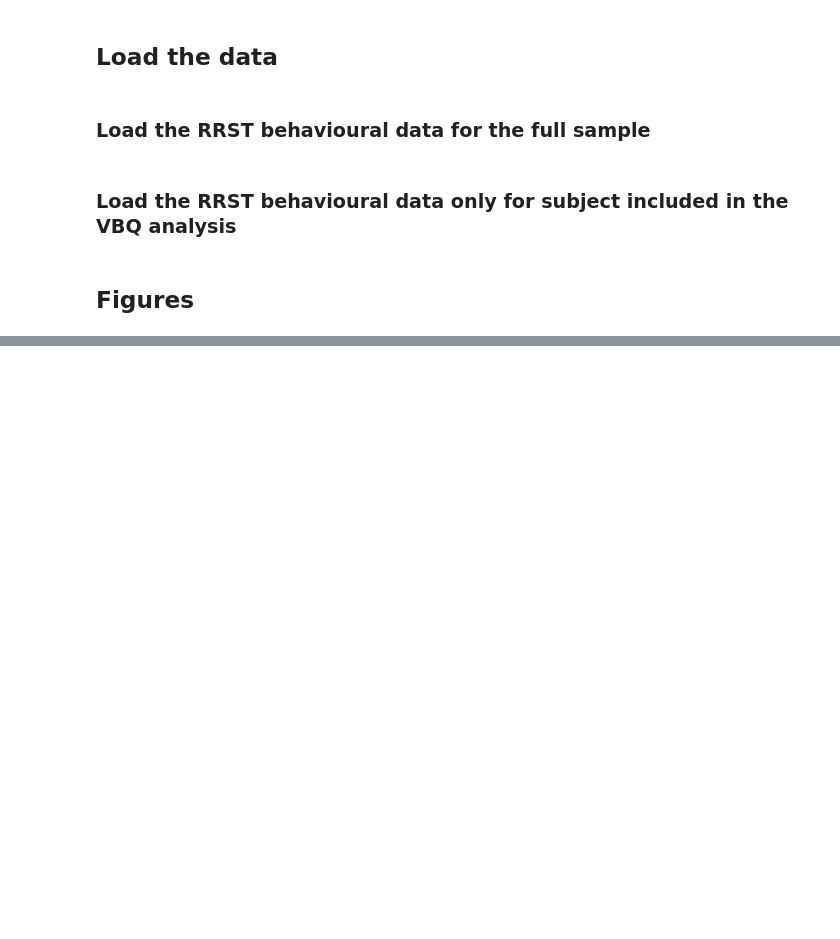
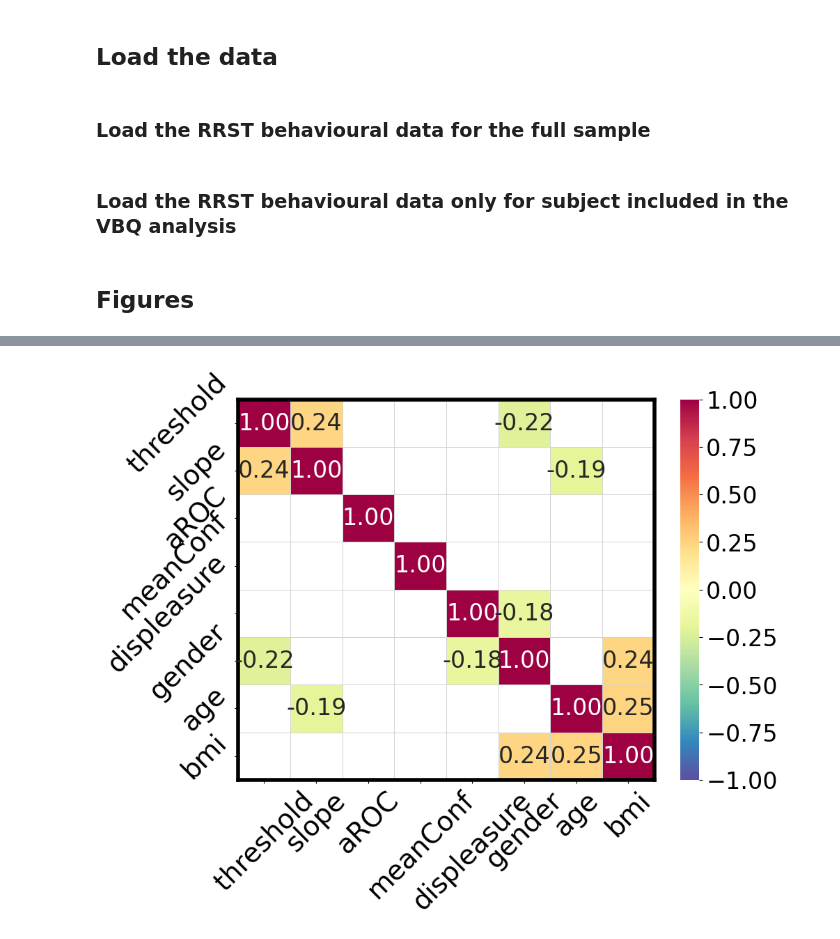
Before and after one commit to embodied-computation-group/Respiroception_VBQ, a Jupyter notebook: analysis/respirocept_behav_analysis.ipynb, the cells around one changed output, grey strips where cells are left out. Drawn from its saved outputs; the diff is of its cells as text; code cells hidden in the pictures; blank space fills up the shorter version.

```diff
--- a/analysis/respirocept_behav_analysis.ipynb
+++ b/analysis/respirocept_behav_analysis.ipynb
@@ -126,0 +212,67 @@ plt.show()
+# %%
+
+# Step 1: Calculate the correlation matrix and the corresponding p-value matrix
+corr_matrix = corrplot_data.corr(method='spearman')
+p_values = np.zeros(corr_matrix.shape)
+
+for i in range(corr_matrix.shape[0]):
+    for j in range(corr_matrix.shape[1]):
+        if i != j:
+            _, p = spearmanr(corrplot_data.iloc[:, i], corrplot_data.iloc[:, j])
+            p_values[i, j] = p
+        else:
+            p_values[i, j] = np.nan
+
+# Step 2: Flatten the matrix and apply FDR correction
+flat_p_values = p_values.flatten()
+flat_p_values = flat_p_values[~np.isnan(flat_p_values)]  # Remove NaN values
+_, pvals_corrected, _, _ = multipletests(flat_p_values, method='fdr_bh')
+
+# Step 3: Reconstruct the corrected p-value matrix
+corrected_p_value_matrix = np.full_like(p_values, np.nan)
+non_nan_indices = ~np.isnan(p_values)
+corrected_p_value_matrix[non_nan_indices] = pvals_corrected
+
+# Step 4: Apply the FDR correction to the correlation matrix
+significance_level = 0.05
+fdr_corrected_corr_matrix = corr_matrix.copy()
+fdr_corrected_corr_matrix[corrected_p_value_matrix > significance_level] = np.nan
+
+# create a mask to only show the lower correlation triangle
+mask = np.triu(np.ones_like(fdr_corrected_corr_matrix, dtype=bool))
+
+# Plotting the FDR Corrected Correlation Matrix
+# Create figure and axes
+fig, ax = plt.subplots(figsize=(10, 8.5))
+# Define custom colormap to reverse the colors
+cmap = sns.color_palette("Spectral", as_cmap=True).reversed()
+heatmap = sns.heatmap(fdr_corrected_corr_matrix, fmt=".2f", cmap=cmap, annot=True, annot_kws={"size": fontsize_axis_ticks-4}, xticklabels=True, yticklabels=True, vmin=-1, vmax=1, linewidths=0.5, linecolor='lightgrey')
+
+
+# Adjust the colorbar text size
+cbar = heatmap.collections[0].colorbar
+cbar.ax.tick_params(labelsize=fontsize_axis_ticks-4)  # You can adjust the font size (16 is just an example)
+
+
+# Adding a border around the heatmap
+for _, spine in ax.spines.items():
+    spine.set_visible(True)
+    spine.set_linewidth(4)
+    spine.set_edgecolor('black')  # You can change the color here
+
+# rotate the x and y labels if they overlap
+plt.xticks(rotation=45, fontsize=fontsize_axis_ticks)
+plt.yticks(rotation=45, fontsize=fontsize_axis_ticks)
+
+# Adjust layout to prevent clipping at the bottom
+plt.tight_layout(rect=[0, 0, 1, 0.95])  # Adjust the bottom margin as needed (0.95 leaves 5% space at the bottom)
+
+
+if flag_savefigs:
+    # Save the figure with a specified size and resolution
+    fig_filepath = f'{figures_dir}{fig_filename}'
+    plt.savefig(fig_filepath, dpi=300)
+
+plt.show()
+# %% [output]
+[figure, added]
```
Also changed, not shown: parts of 18 cells of this notebook.
